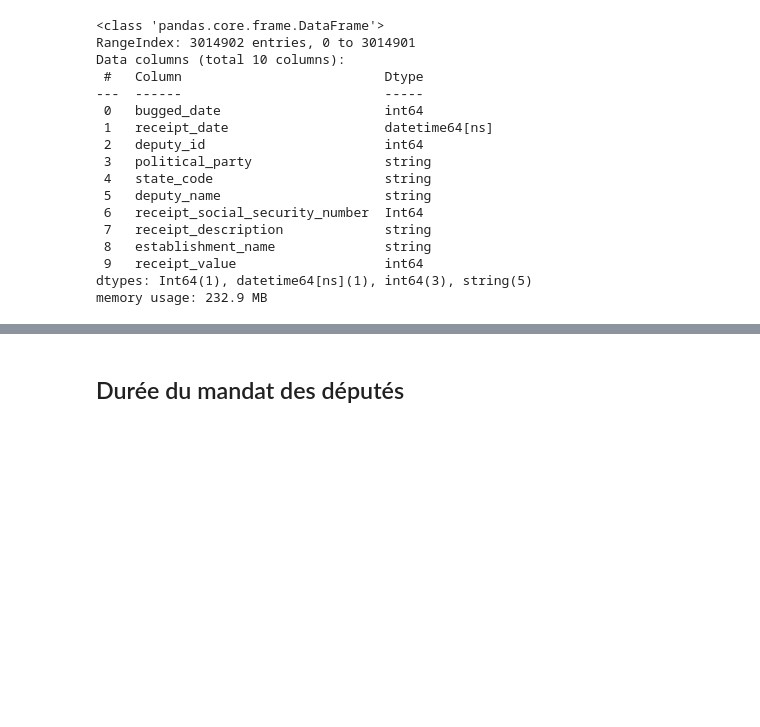
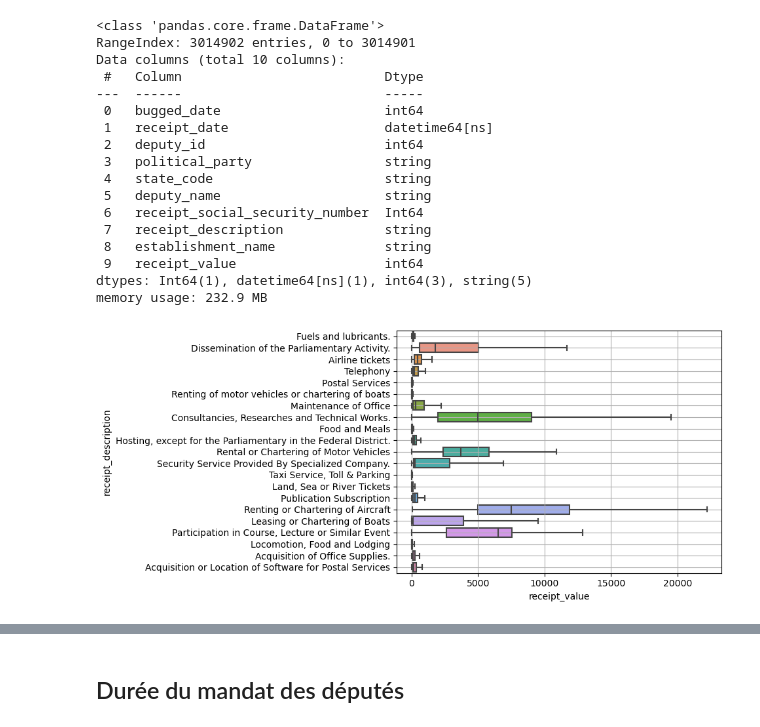
Before and after one commit to Listine/Travaux, a Jupyter notebook: Brazil_deputies_receipts.ipynb, the cells around one changed output, grey strips where cells are left out. Drawn from its saved outputs; the diff is of its cells as text; code cells hidden in the pictures; blank space fills up the shorter version.

```diff
--- a/Brazil_deputies_receipts.ipynb
+++ b/Brazil_deputies_receipts.ipynb
@@ -140,3 +136,7 @@ df[col_string.columns] = col_string.astype('string')
+# %%
+# Je transforme les données de type “object” en type “string”
+col_string = df.select_dtypes('object')
+df[col_string.columns] = col_string.astype('string')
 # %%
 # Je vérifie que la base de données a bien diminué en poids…
 df.info()
@@ -160,0 +163,6 @@ memory usage: 232.9 MB
+# %%
+# Sans les outliers
+sns.boxplot(data = df, y = 'receipt_description', x = 'receipt_value', showfliers = False)
+plt.grid()
+# %% [output]
+[figure, added]
```
Also changed, not shown: parts of 18 cells of this notebook.
